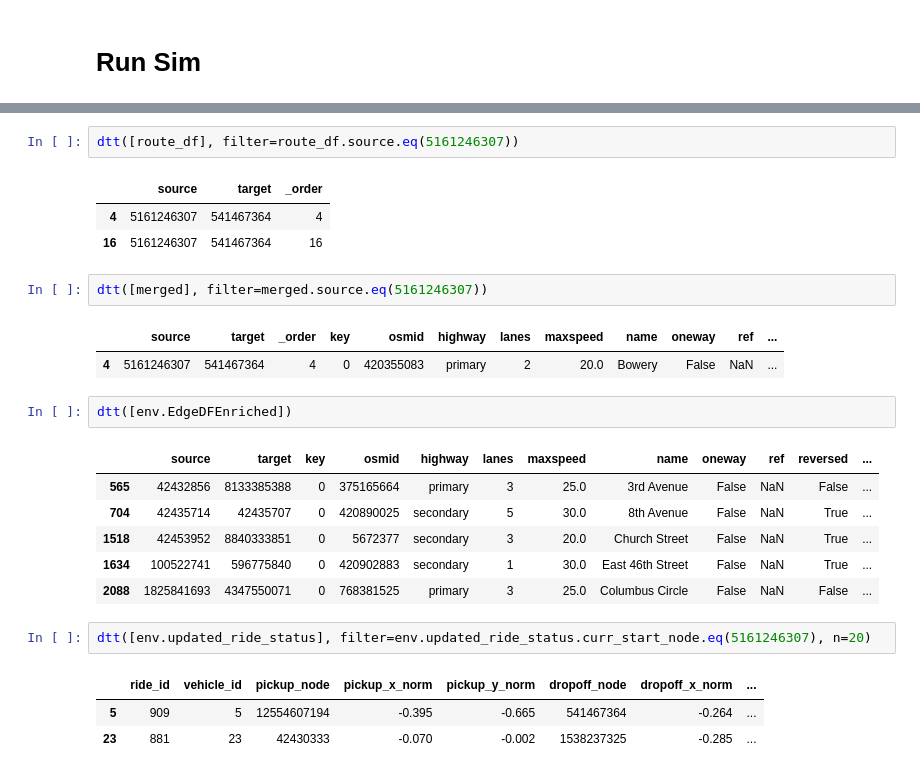
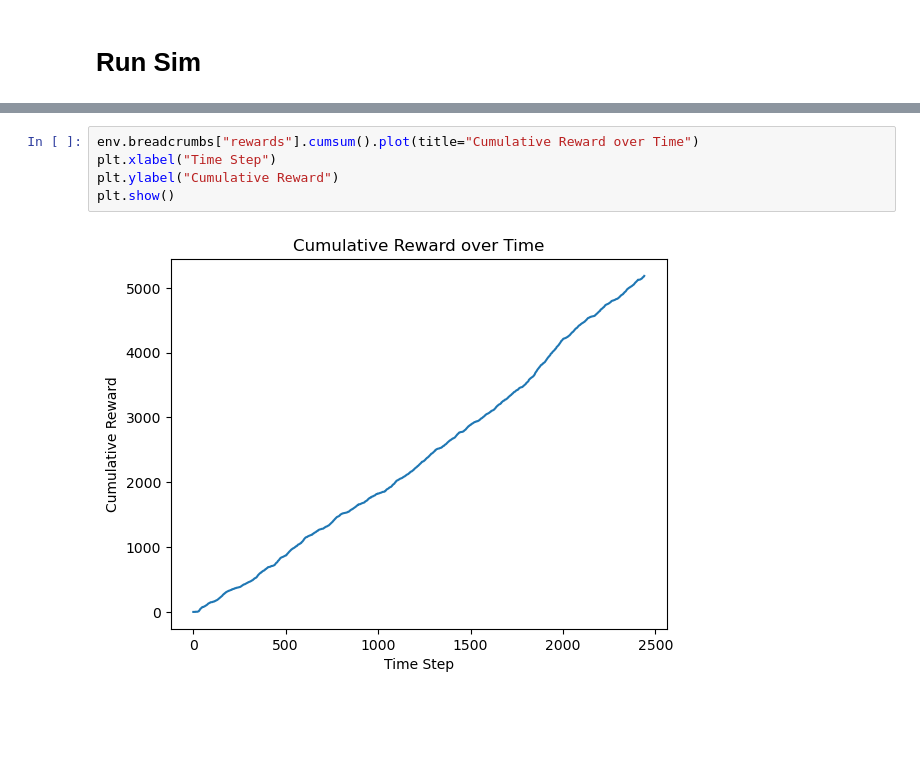
Before and after one commit to akseldkw07/Waymo-Agent, a Jupyter notebook: notebooks/training/heuristic-train.ipynb, the cells around one changed output, grey strips where cells are left out. Saved outputs shown, nothing was run; the diff lists cells and outputs as text; blank space fills up the shorter version.

```diff
--- a/notebooks/training/heuristic-train.ipynb
+++ b/notebooks/training/heuristic-train.ipynb
@@ -157,29 +73,10 @@ dtt([route_df, merged], n=30)
-# %%
-dtt([route_df], filter=route_df.source.eq(5161246307))
-# %% [output]
-|  | source | target | _order |
-| 4 | 5161246307 | 541467364 | 4 |
-| 16 | 5161246307 | 541467364 | 16 |
-# %%
-dtt([merged], filter=merged.source.eq(5161246307))
-# %% [output]
-|  | source | target | _order | key | osmid | highway | lanes | maxspeed | name | oneway | ref | ... |
-| 4 | 5161246307 | 541467364 | 4 | 0 | 420355083 | primary | 2 | 20.0 | Bowery | False | NaN | ... |
-# %%
-dtt([env.EdgeDFEnriched])
-# %% [output]
-|  | source | target | key | osmid | highway | lanes | maxspeed | name | oneway | ref | reversed | ... |
-| 565 | 42432856 | 8133385388 | 0 | 375165664 | primary | 3 | 25.0 | 3rd Avenue | False | NaN | False | ... |
-| 704 | 42435714 | 42435707 | 0 | 420890025 | secondary | 5 | 30.0 | 8th Avenue | False | NaN | True | ... |
-| 1518 | 42453952 | 8840333851 | 0 | 5672377 | secondary | 3 | 20.0 | Church Street | False | NaN | True | ... |
-| 1634 | 100522741 | 596775840 | 0 | 420902883 | secondary | 1 | 30.0 | East 46th Street | False | NaN | True | ... |
-| 2088 | 1825841693 | 4347550071 | 0 | 768381525 | primary | 3 | 25.0 | Columbus Circle | False | NaN | False | ... |
-# %%
-dtt([env.updated_ride_status], filter=env.updated_ride_status.curr_start_node.eq(5161246307), n=20)
-# %% [output]
-|  | ride_id | vehicle_id | pickup_node | pickup_x_norm | pickup_y_norm | dropoff_node | dropoff_x_norm | ... |
-| 5 | 909 | 5 | 12554607194 | -0.395 | -0.665 | 541467364 | -0.264 | ... |
-| 23 | 881 | 23 | 42430333 | -0.070 | -0.002 | 1538237325 | -0.285 | ... |
+# %%
+env.breadcrumbs["rewards"].cumsum().plot(title="Cumulative Reward over Time")
+plt.xlabel("Time Step")
+plt.ylabel("Cumulative Reward")
+plt.show()
+# %% [output]
+[figure, added]
 # %%
 fig, ax = env.render()
 fig
```
Also changed, not shown: parts of 7 cells of this notebook.
